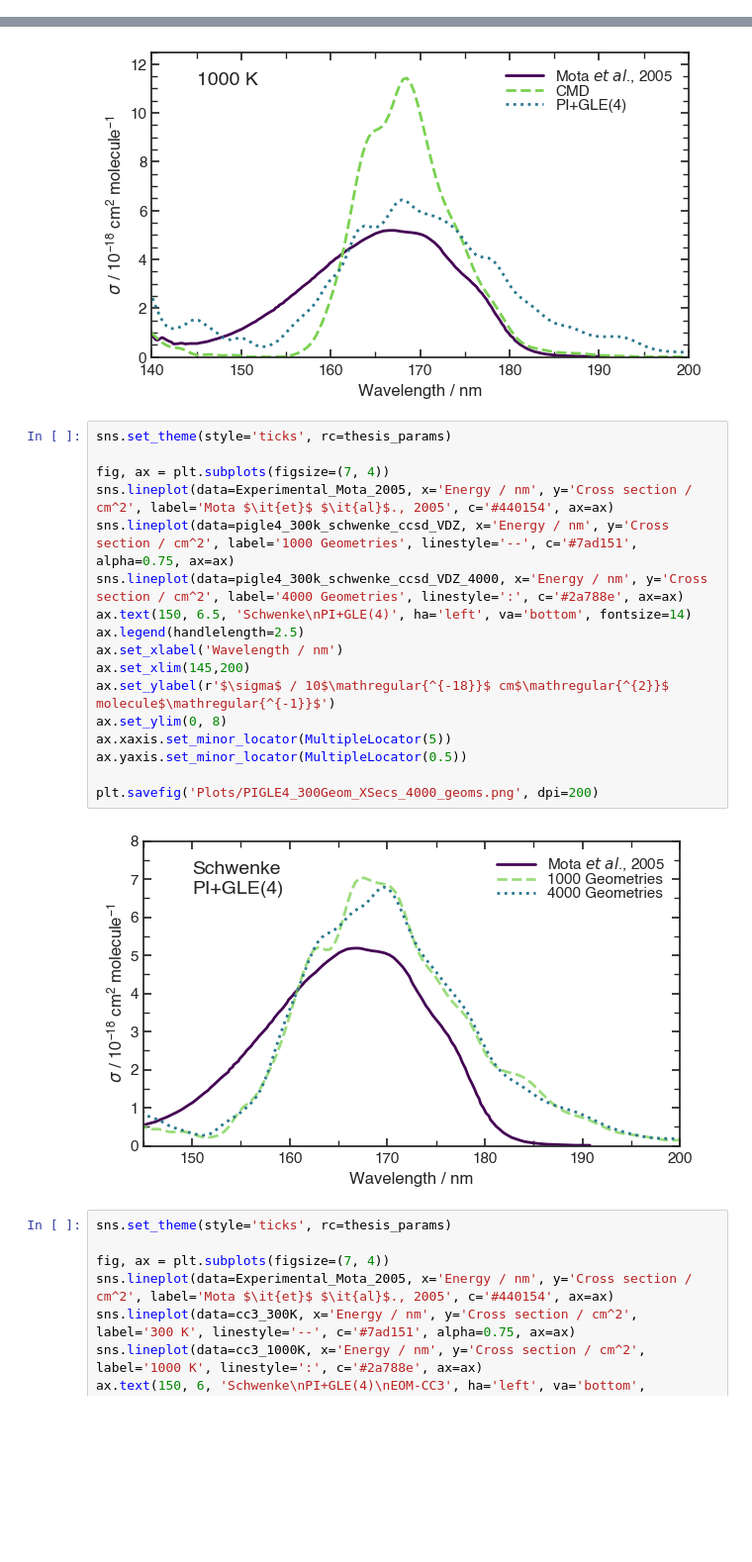
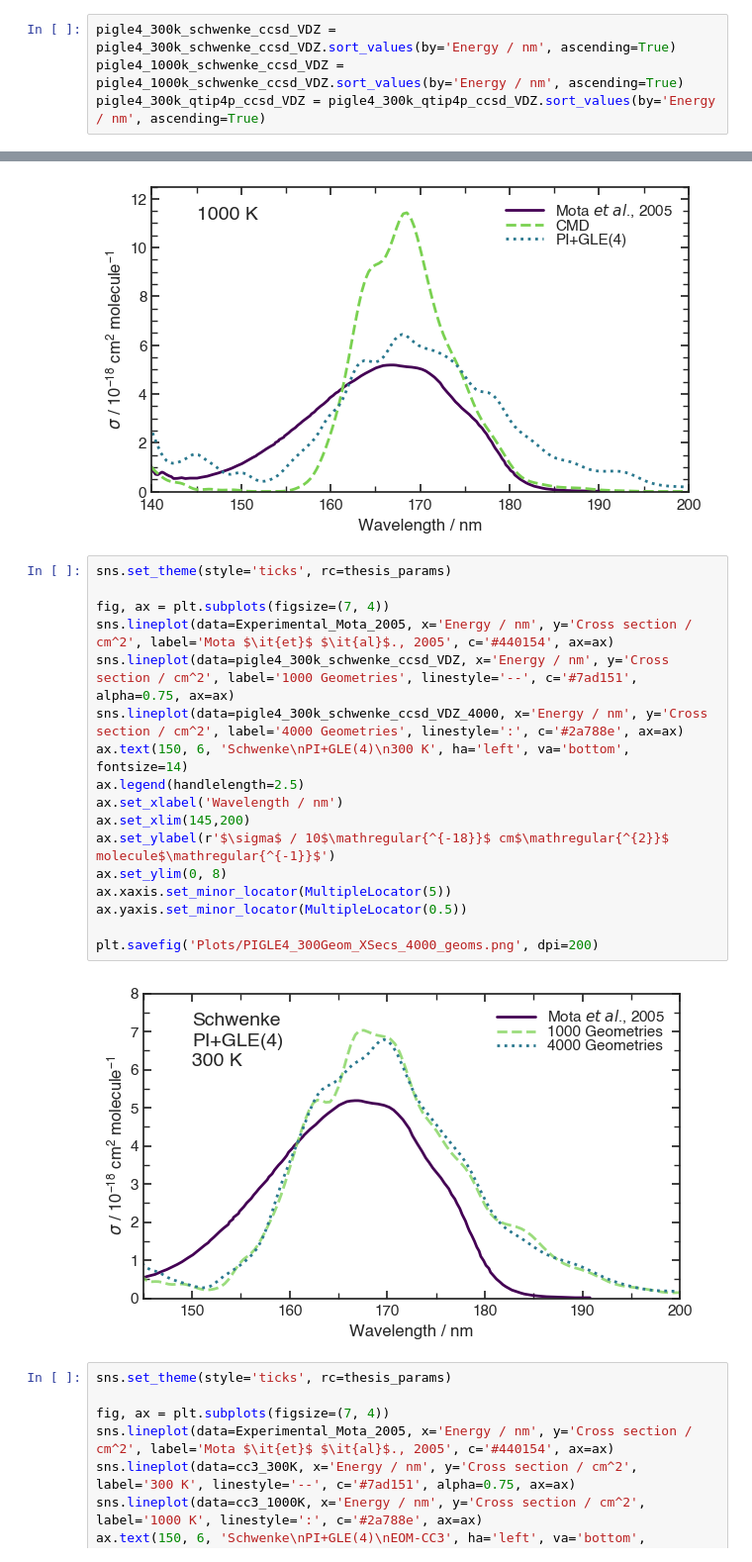
Before and after one commit to mbarnfield63/MSci_Project, a Jupyter notebook: ABIN/XSecs.ipynb, the cells around one changed output, grey strips where cells are left out. Shown at 99% size. Drawn from its saved outputs; the diff is of its cells as text; blank space fills up the shorter version.

```diff
--- a/ABIN/XSecs.ipynb
+++ b/ABIN/XSecs.ipynb
@@ -187,3 +205,7 @@ ax.yaxis.set_minor_locator(MultipleLocator(0.5))
 plt.savefig('Plots/PIGLE4_1000Geom_XSecs_Schwenke.png', dpi=200)
 # %% [output]
 [figure]
+# %%
+pigle4_300k_schwenke_ccsd_VDZ = pigle4_300k_schwenke_ccsd_VDZ.sort_values(by='Energy / nm', ascending=True)
+pigle4_1000k_schwenke_ccsd_VDZ = pigle4_1000k_schwenke_ccsd_VDZ.sort_values(by='Energy / nm', ascending=True)
+pigle4_300k_qtip4p_ccsd_VDZ = pigle4_300k_qtip4p_ccsd_VDZ.sort_values(by='Energy / nm', ascending=True)
@@ -228,22 +283,22 @@ plt.savefig('Plots/CMD_vs_PIGLE_XSecs_Schwenke.png', dpi=200)
 # %%
 sns.set_theme(style='ticks', rc=thesis_params)
 
 fig, ax = plt.subplots(figsize=(7, 4))
 sns.lineplot(data=Experimental_Mota_2005, x='Energy / nm', y='Cross section / cm^2', label='Mota $\it{et}$ $\it{al}$., 2005', c='#440154', ax=ax)
 sns.lineplot(data=pigle4_300k_schwenke_ccsd_VDZ, x='Energy / nm', y='Cross section / cm^2', label='1000 Geometries', linestyle='--', c='#7ad151', alpha=0.75, ax=ax)
 sns.lineplot(data=pigle4_300k_schwenke_ccsd_VDZ_4000, x='Energy / nm', y='Cross section / cm^2', label='4000 Geometries', linestyle=':', c='#2a788e', ax=ax)
-ax.text(150, 6.5, 'Schwenke\nPI+GLE(4)', ha='left', va='bottom', fontsize=14)
+ax.text(150, 6, 'Schwenke\nPI+GLE(4)\n300 K', ha='left', va='bottom', fontsize=14)
 ax.legend(handlelength=2.5)
 ax.set_xlabel('Wavelength / nm')
 ax.set_xlim(145,200)
 ax.set_ylabel(r'$\sigma$ / 10$\mathregular{^{-18}}$ cm$\mathregular{^{2}}$ molecule$\mathregular{^{-1}}$')
 ax.set_ylim(0, 8)
 ax.xaxis.set_minor_locator(MultipleLocator(5))
 ax.yaxis.set_minor_locator(MultipleLocator(0.5))
 
 plt.savefig('Plots/PIGLE4_300Geom_XSecs_4000_geoms.png', dpi=200)
 # %% [output]
-[figure, old version]
+[figure, new version]
 # %%
 sns.set_theme(style='ticks', rc=thesis_params)
 
```
Also changed, not shown: parts of 11 cells of this notebook, 2 other files.
